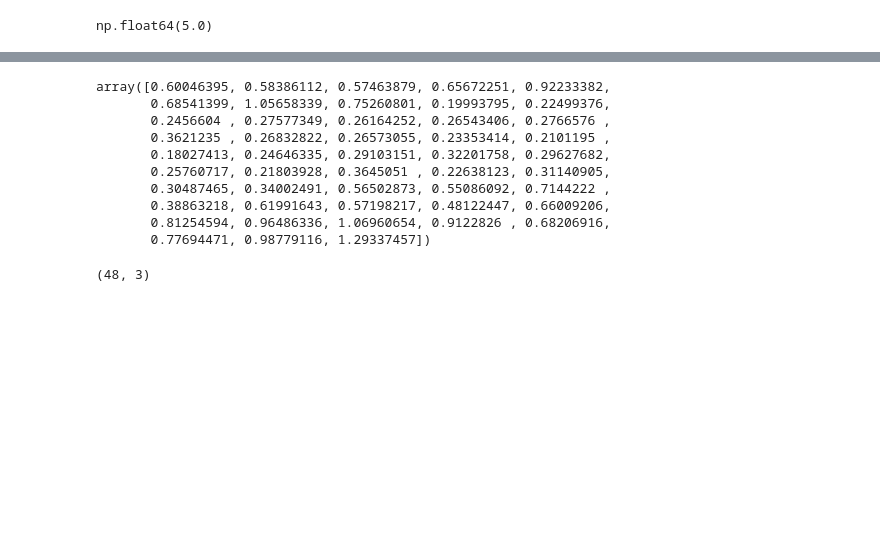
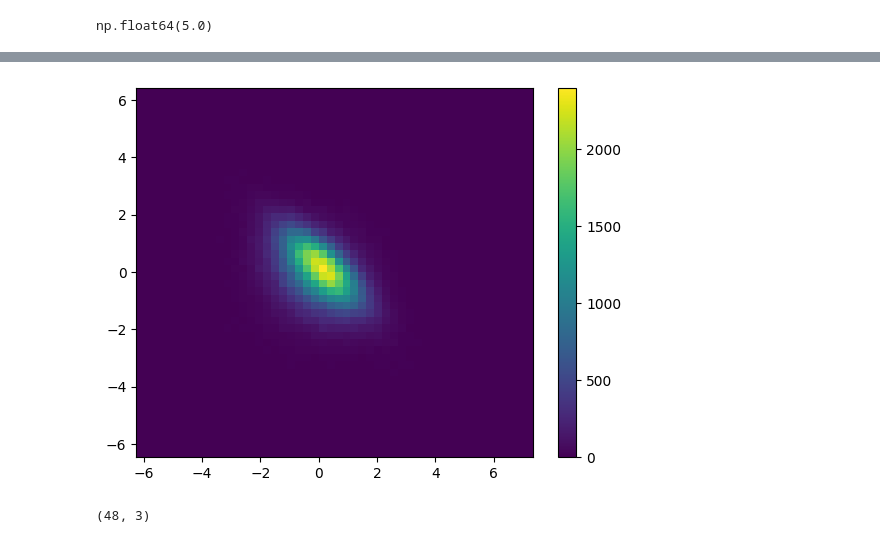
Before and after one commit to alhazar43/cal, a Jupyter notebook: test_2d.ipynb, the cells around one changed output, grey strips where cells are left out. Drawn from its saved outputs; the diff is of its cells as text; code cells hidden in the pictures; blank space fills up the shorter version.

```diff
--- a/test_2d.ipynb
+++ b/test_2d.ipynb
@@ -160,16 +165,9 @@ plt.show()
-# %%
-a
-# %% [output]
-array([0.60046395, 0.58386112, 0.57463879, 0.65672251, 0.92233382,
-       0.68541399, 1.05658339, 0.75260801, 0.19993795, 0.22499376,
-       0.2456604 , 0.27577349, 0.26164252, 0.26543406, 0.2766576 ,
-       0.3621235 , 0.26832822, 0.26573055, 0.23353414, 0.2101195 ,
-       0.18027413, 0.24646335, 0.29103151, 0.32201758, 0.29627682,
-       0.25760717, 0.21803928, 0.3645051 , 0.22638123, 0.31140905,
-       0.30487465, 0.34002491, 0.56502873, 0.55086092, 0.7144222 ,
-       0.38863218, 0.61991643, 0.57198217, 0.48122447, 0.66009206,
-       0.81254594, 0.96486336, 1.06960654, 0.9122826 , 0.68206916,
-       0.77694471, 0.98779116, 1.29337457])
+# %%
+plt.hist2d(joint_theta_norm[:, 0], joint_theta_norm[:, 1], bins=50, cmap='viridis')
+plt.colorbar()
+plt.show()
+# %% [output]
+[figure, added]
 # %%
 np.concatenate([riasec_a, single_a, a[..., np.newaxis]], axis=1).shape
 # %% [output]
```
Also changed, not shown: parts of 1 cell of this notebook.
